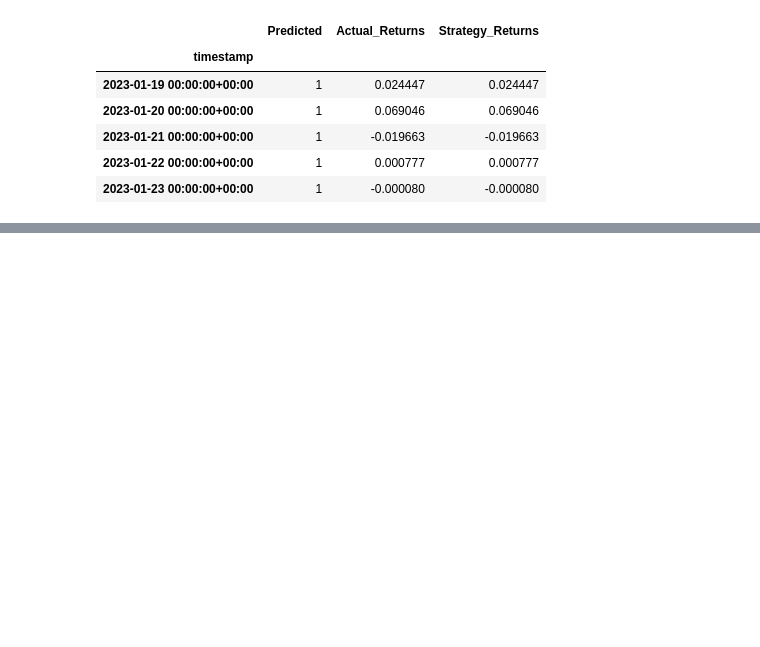
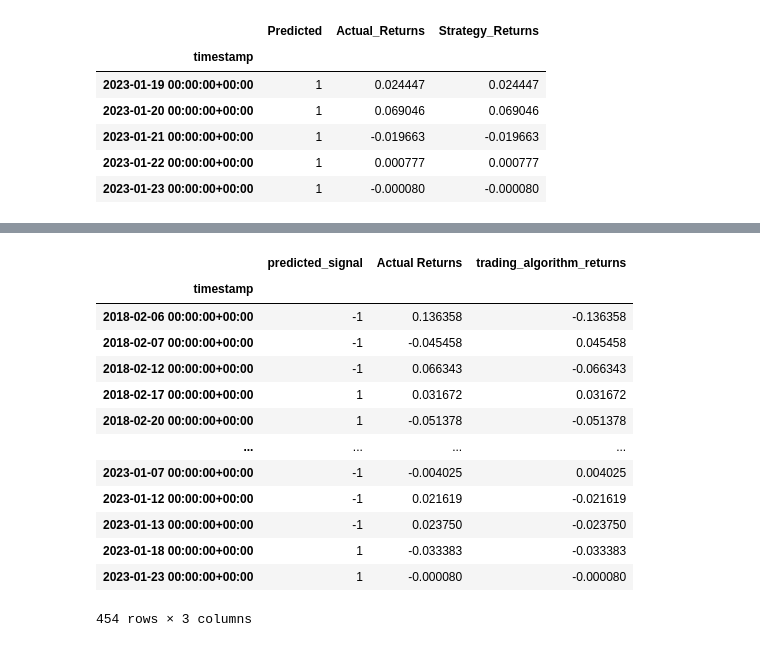
Before and after one commit to AGralin/dreambuilder_bot, a Jupyter notebook: FG_machine_learning.ipynb, the cells around one changed output, grey strips where cells are left out. Saved outputs shown, nothing was run; the diff lists cells and outputs as text; code cells hidden in the pictures; blank space fills up the shorter version.

```diff
--- a/FG_machine_learning.ipynb
+++ b/FG_machine_learning.ipynb
@@ -387,0 +458,24 @@ display(predictions_df.tail())
+# %%
+# Create a new empty predictions DataFrame using code provided below.
+predictions_df = pd.DataFrame(index=X_test.index)
+predictions_df["predicted_signal"] = pred
+predictions_df["predicted_signal"] = predictions_df["predicted_signal"].replace(2, -1)
+predictions_df["Actual Returns"] = combined_df_["change"]
+predictions_df["trading_algorithm_returns"] = predictions_df["Actual Returns"] * predictions_df["predicted_signal"]
+predictions_df = predictions_df.sort_index()
+predictions_df
+# %% [output]
+|  | predicted_signal | Actual Returns | trading_algorithm_returns |
+| timestamp |  |  |  |
+| 2018-02-06 00:00:00+00:00 | -1 | 0.136358 | -0.136358 |
+| 2018-02-07 00:00:00+00:00 | -1 | -0.045458 | 0.045458 |
+| 2018-02-12 00:00:00+00:00 | -1 | 0.066343 | -0.066343 |
+| 2018-02-17 00:00:00+00:00 | 1 | 0.031672 | 0.031672 |
+| 2018-02-20 00:00:00+00:00 | 1 | -0.051378 | -0.051378 |
+| ... | ... | ... | ... |
+| 2023-01-07 00:00:00+00:00 | -1 | -0.004025 | 0.004025 |
+| 2023-01-12 00:00:00+00:00 | -1 | 0.021619 | -0.021619 |
+| 2023-01-13 00:00:00+00:00 | -1 | 0.023750 | -0.023750 |
+| 2023-01-18 00:00:00+00:00 | 1 | -0.033383 | -0.033383 |
+| 2023-01-23 00:00:00+00:00 | 1 | -0.000080 | -0.000080 |
+454 rows × 3 columns
```
Also changed, not shown: parts of 8 cells of this notebook.
